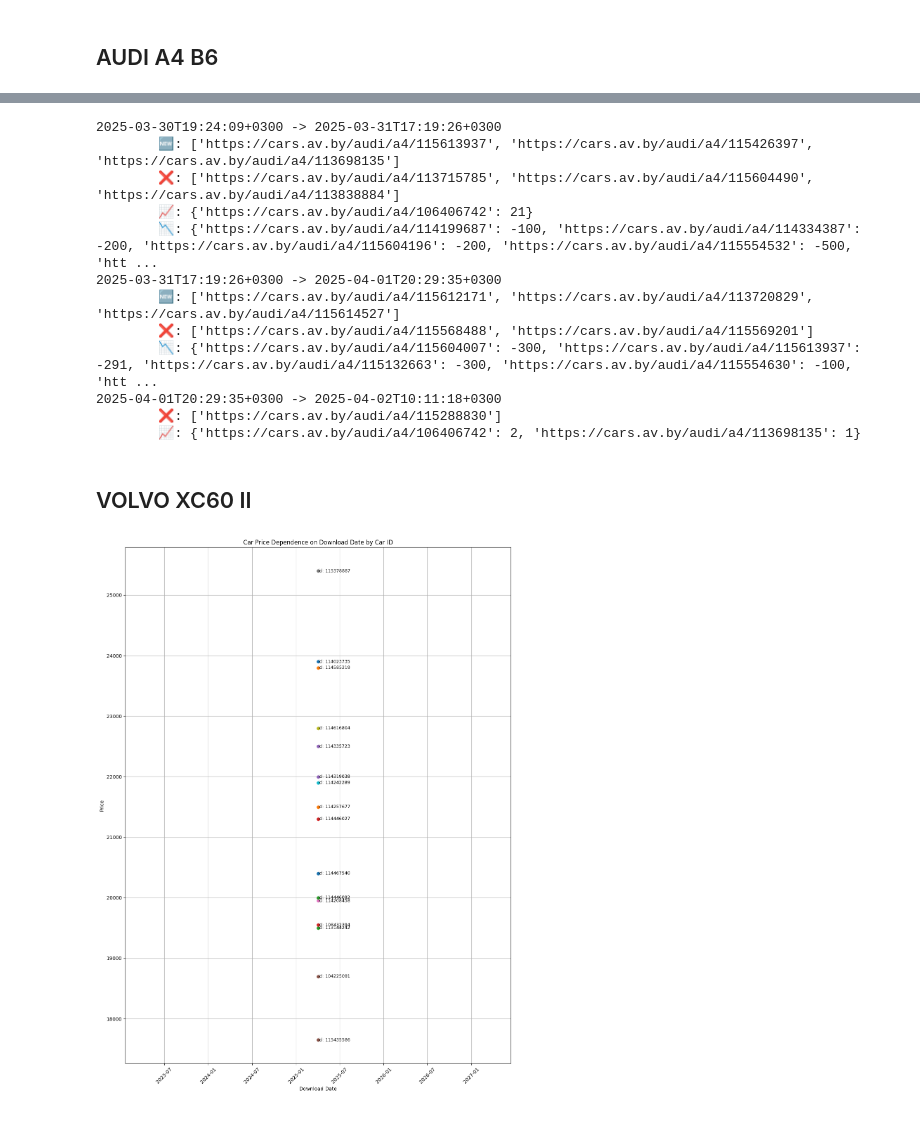
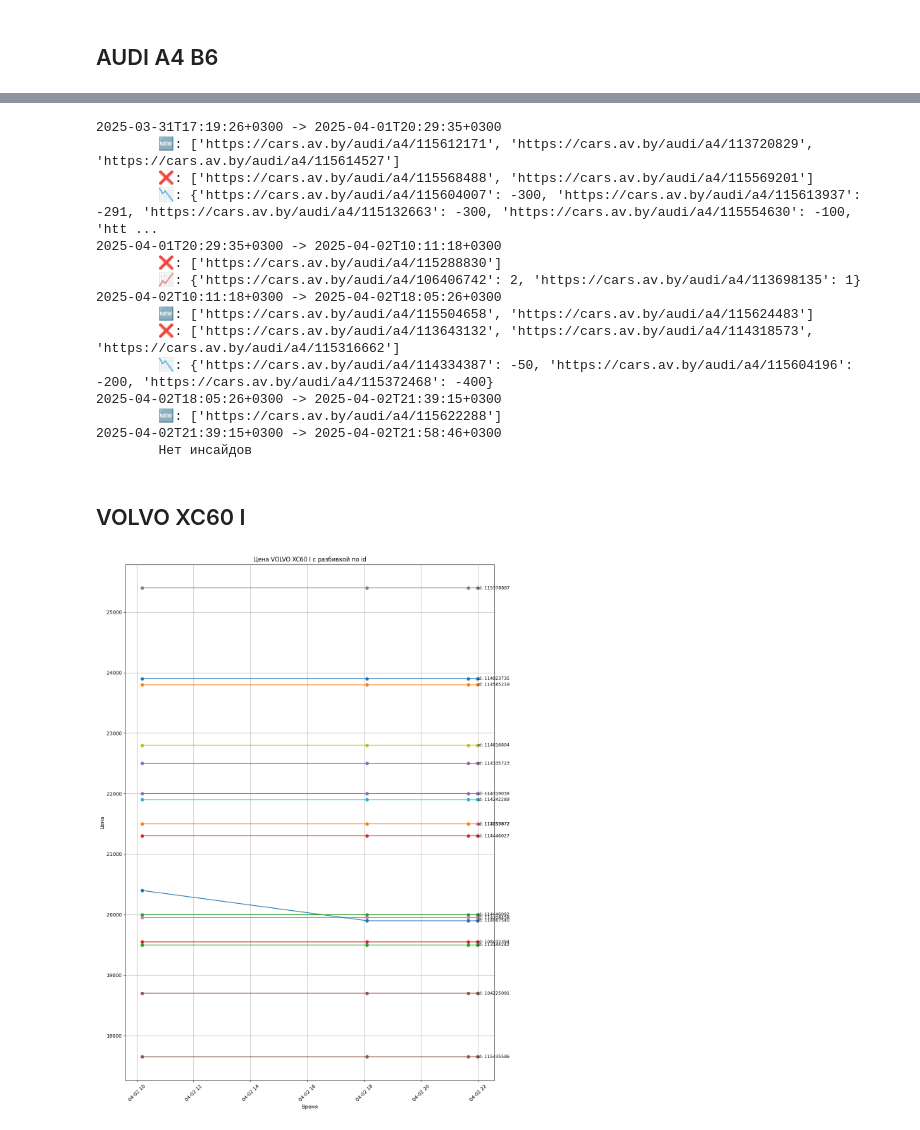
Before and after one commit to mkharytonau/car-insider, a Jupyter notebook: insights.ipynb, the cells around one changed output, grey strips where cells are left out. Cells and saved outputs as stored; diff of their text form; code cells hidden in the pictures.

```diff
--- a/insights.ipynb
+++ b/insights.ipynb
@@ -18,7 +18,7 @@ def parse_datetime(datetime_str):
 def find_by_id(id):
 	return next((item for item in history if item['id'] == id), None)
 
-def plot_price_by_date(history):
+def plot_price_by_date(history, model):
 	# Group data by car ID and prepare data for plotting
 	car_data = defaultdict(list)
 
@@ -37,9 +37,9 @@ def plot_price_by_date(history):
 		plt.plot(dates, prices, marker='o', linestyle='-')
 		plt.text(dates[-1], prices[-1], f'id: {car_id}', fontsize=9, ha='left', va='center')
 
-	plt.title('Car Price Dependence on Download Date by Car ID')
-	plt.xlabel('Download Date')
-	plt.ylabel('Price')
+	plt.title(f'Цена {model} с разбивкой по id')
+	plt.xlabel('Время')
+	plt.ylabel('Цена')
 	plt.xticks(rotation=45)
 	plt.grid(True)
 	plt.tight_layout()
@@ -88,7 +88,7 @@ def find_insights(history):
 
 	return insights
 
-def show_insights(insights, n_last=3):
+def show_insights(insights, n_last=5):
 	for insight in insights[-n_last:]:
 		print(f"{insight['date1']} -> {insight['date2']}")
 		if insight['ids_added']:
@@ -99,6 +99,8 @@ def show_insights(insights, n_last=3):
 			print(f"\t📈: {insight['price_up']}")
 		if insight['price_down']:
 			print(f"\t📉: {insight['price_down']}")
+		if not (insight['ids_added'] or insight['ids_removed'] or insight['price_up'] or insight['price_down']):
+			print('\tНет инсайдов')
 # %% [markdown]
 ## BMW F34 Insights
 # %%
@@ -133,11 +138,6 @@ plot_price_by_date(audi_history)
 audi_insights = find_insights(audi_history)
 show_insights(audi_insights)
 # %% [output]
-2025-03-30T19:24:09+0300 -> 2025-03-31T17:19:26+0300
-        🆕: ['https://cars.av.by/audi/a4/115613937', 'https://cars.av.by/audi/a4/115426397', 'https://cars.av.by/audi/a4/113698135']
-        ❌: ['https://cars.av.by/audi/a4/113715785', 'https://cars.av.by/audi/a4/115604490', 'https://cars.av.by/audi/a4/113838884']
-        📈: {'https://cars.av.by/audi/a4/106406742': 21}
-        📉: {'https://cars.av.by/audi/a4/114199687': -100, 'https://cars.av.by/audi/a4/114334387': -200, 'https://cars.av.by/audi/a4/115604196': -200, 'https://cars.av.by/audi/a4/115554532': -500, 'htt ...
 2025-03-31T17:19:26+0300 -> 2025-04-01T20:29:35+0300
         🆕: ['https://cars.av.by/audi/a4/115612171', 'https://cars.av.by/audi/a4/113720829', 'https://cars.av.by/audi/a4/115614527']
         ❌: ['https://cars.av.by/audi/a4/115568488', 'https://cars.av.by/audi/a4/115569201']
@@ -145,12 +145,20 @@ show_insights(audi_insights)
 2025-04-01T20:29:35+0300 -> 2025-04-02T10:11:18+0300
         ❌: ['https://cars.av.by/audi/a4/115288830']
         📈: {'https://cars.av.by/audi/a4/106406742': 2, 'https://cars.av.by/audi/a4/113698135': 1}
+2025-04-02T10:11:18+0300 -> 2025-04-02T18:05:26+0300
+        🆕: ['https://cars.av.by/audi/a4/115504658', 'https://cars.av.by/audi/a4/115624483']
+        ❌: ['https://cars.av.by/audi/a4/113643132', 'https://cars.av.by/audi/a4/114318573', 'https://cars.av.by/audi/a4/115316662']
+        📉: {'https://cars.av.by/audi/a4/114334387': -50, 'https://cars.av.by/audi/a4/115604196': -200, 'https://cars.av.by/audi/a4/115372468': -400}
+2025-04-02T18:05:26+0300 -> 2025-04-02T21:39:15+0300
+        🆕: ['https://cars.av.by/audi/a4/115622288']
+2025-04-02T21:39:15+0300 -> 2025-04-02T21:58:46+0300
+        Нет инсайдов
 # %% [markdown]
-## VOLVO XC60 II
+## VOLVO XC60 I
 # %%
-volvo_xc60_ii_history = list(filter(lambda x: x['model'] == 'VOLVO XC60 II', history))
+volvo_xc60_i_history = list(filter(lambda x: x['model'] == 'VOLVO XC60 I', history))
 # %%
-plot_price_by_date(volvo_xc60_ii_history)
+plot_price_by_date(volvo_xc60_i_history, 'VOLVO XC60 I')
 # %% [output]
-[figure, old version]
+[figure, new version]
 # %%
```
Also changed, not shown: parts of 12 cells of this notebook, 3 other files.
